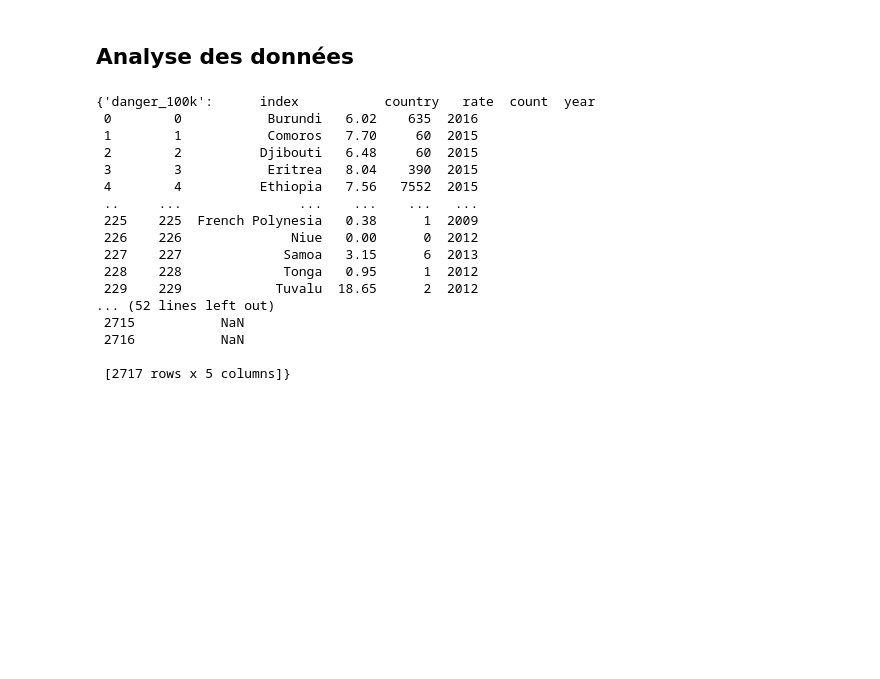
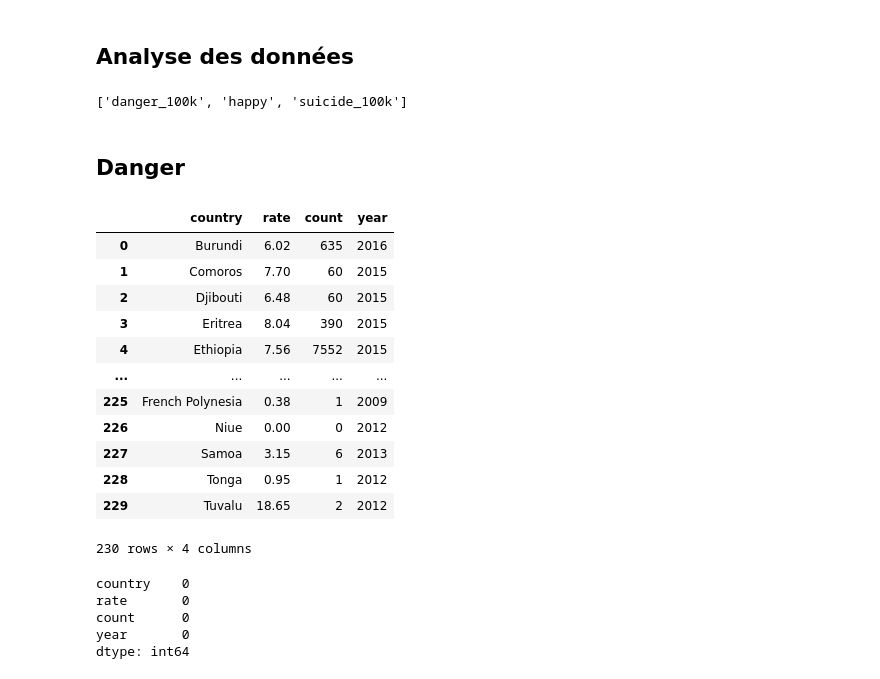
Before and after one commit to sboomi/world-happiness-project, a Jupyter notebook: nbs/Explore Data.ipynb, the cells around one changed output. Drawn from its saved outputs; the diff is of its cells as text; code cells hidden in the pictures; blank space fills up the shorter version.

```diff
--- a/nbs/Explore Data.ipynb
+++ b/nbs/Explore Data.ipynb
@@ -46,23 +46,34 @@ table n°1: happy
 table n°2: suicide_100k
 # %% [markdown]
 ## Analyse des données
-# %%
-frames
-# %% [output]
-{'danger_100k':      index           country   rate  count  year
- 0        0           Burundi   6.02    635  2016
- 1        1           Comoros   7.70     60  2015
- 2        2          Djibouti   6.48     60  2015
- 3        3           Eritrea   8.04    390  2015
- 4        4          Ethiopia   7.56   7552  2015
- ..     ...               ...    ...    ...   ...
- 225    225  French Polynesia   0.38      1  2009
- 226    226              Niue   0.00      0  2012
- 227    227             Samoa   3.15      6  2013
- 228    228             Tonga   0.95      1  2012
- 229    229            Tuvalu  18.65      2  2012
-... (52 lines left out)
- 2715           NaN
- 2716           NaN
-
- [2717 rows x 5 columns]}
+# %%
+list(frames.keys())
+# %% [output]
+['danger_100k', 'happy', 'suicide_100k']
+# %% [markdown]
+## Danger
+# %%
+df = frames['danger_100k']
+df
+# %% [output]
+|  | country | rate | count | year |
+| 0 | Burundi | 6.02 | 635 | 2016 |
+| 1 | Comoros | 7.70 | 60 | 2015 |
+| 2 | Djibouti | 6.48 | 60 | 2015 |
+| 3 | Eritrea | 8.04 | 390 | 2015 |
+| 4 | Ethiopia | 7.56 | 7552 | 2015 |
+| ... | ... | ... | ... | ... |
+| 225 | French Polynesia | 0.38 | 1 | 2009 |
+| 226 | Niue | 0.00 | 0 | 2012 |
+| 227 | Samoa | 3.15 | 6 | 2013 |
+| 228 | Tonga | 0.95 | 1 | 2012 |
+| 229 | Tuvalu | 18.65 | 2 | 2012 |
+230 rows × 4 columns
+# %%
+df.isna().sum()
+# %% [output]
+country    0
+rate       0
+count      0
+year       0
+dtype: int64
```
Also changed, not shown: parts of 4 cells of this notebook, 8 other files.
